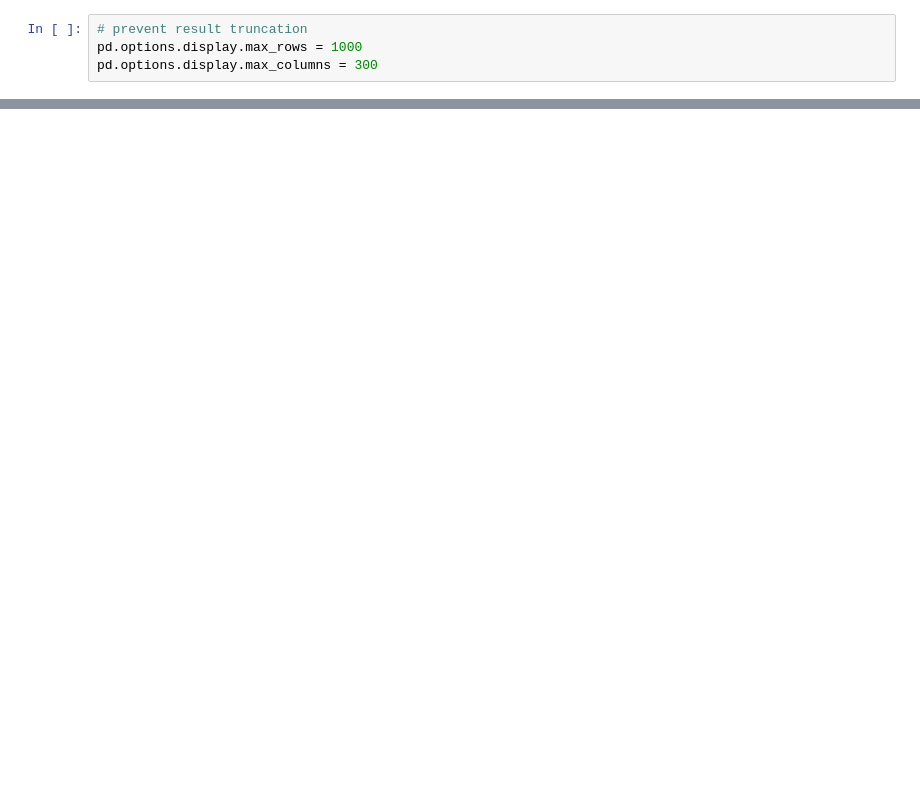
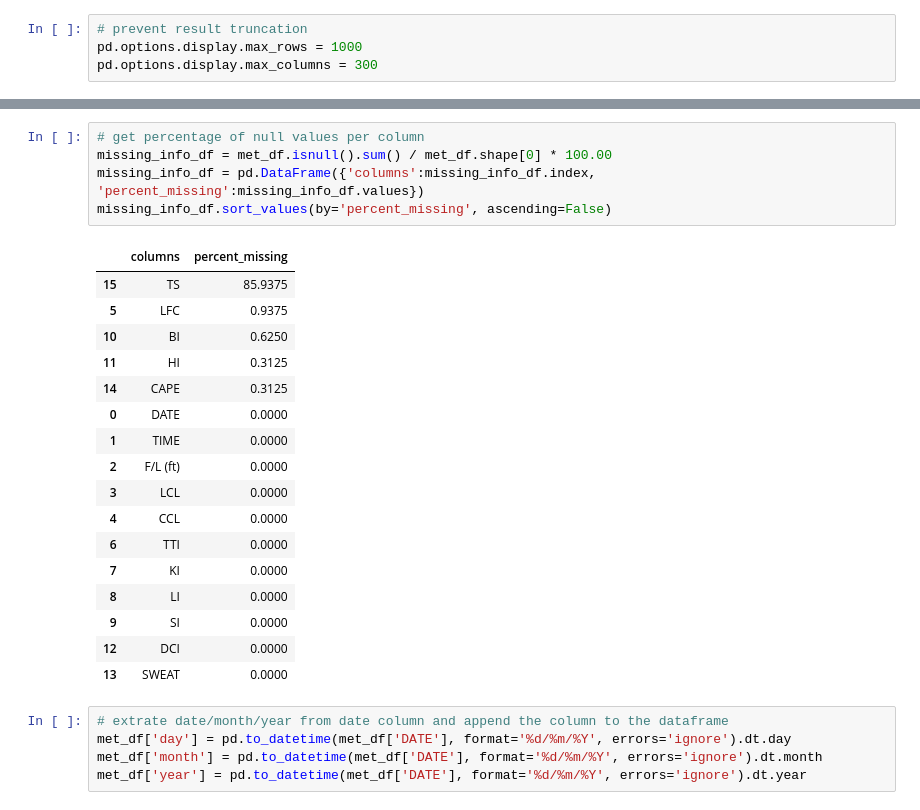
Before and after one commit to ishankarve/meta_analysis, a Jupyter notebook: met_forecast.ipynb, the cells around one changed output, grey strips where cells are left out. Saved outputs shown, nothing was run; the diff lists cells and outputs as text; blank space fills up the shorter version.

```diff
--- a/met_forecast.ipynb
+++ b/met_forecast.ipynb
@@ -55 +92,29 @@ train_df.describe().T
+# %%
+# get percentage of null values per column
+missing_info_df = met_df.isnull().sum() / met_df.shape[0] * 100.00
+missing_info_df = pd.DataFrame({'columns':missing_info_df.index, 'percent_missing':missing_info_df.values})
+missing_info_df.sort_values(by='percent_missing', ascending=False)
+# %% [output]
+|  | columns | percent_missing |
+| 15 | TS | 85.9375 |
+| 5 | LFC | 0.9375 |
+| 10 | BI | 0.6250 |
+| 11 | HI | 0.3125 |
+| 14 | CAPE | 0.3125 |
+| 0 | DATE | 0.0000 |
+| 1 | TIME | 0.0000 |
+| 2 | F/L (ft) | 0.0000 |
+| 3 | LCL | 0.0000 |
+| 4 | CCL | 0.0000 |
+| 6 | TTI | 0.0000 |
+| 7 | KI | 0.0000 |
+| 8 | LI | 0.0000 |
+| 9 | SI | 0.0000 |
+| 12 | DCI | 0.0000 |
+| 13 | SWEAT | 0.0000 |
+# %%
+# extrate date/month/year from date column and append the column to the dataframe
+met_df['day'] = pd.to_datetime(met_df['DATE'], format='%d/%m/%Y', errors='ignore').dt.day
+met_df['month'] = pd.to_datetime(met_df['DATE'], format='%d/%m/%Y', errors='ignore').dt.month
+met_df['year'] = pd.to_datetime(met_df['DATE'], format='%d/%m/%Y', errors='ignore').dt.year
 # %%
```
Also changed, not shown: parts of 25 cells of this notebook.
